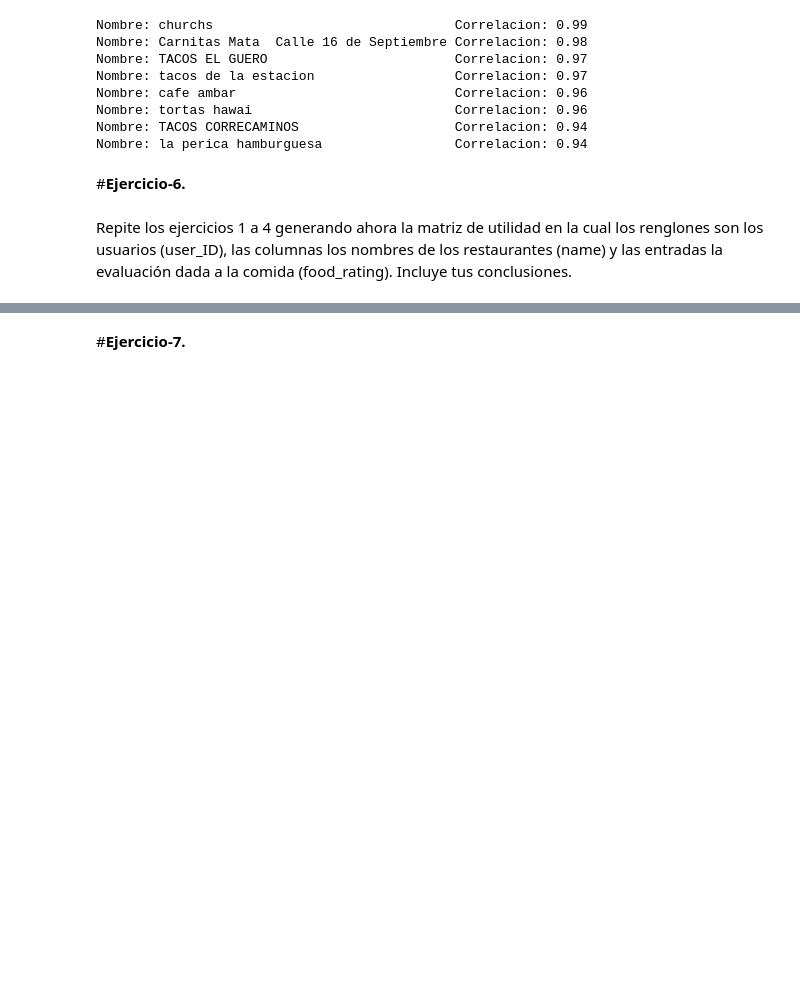
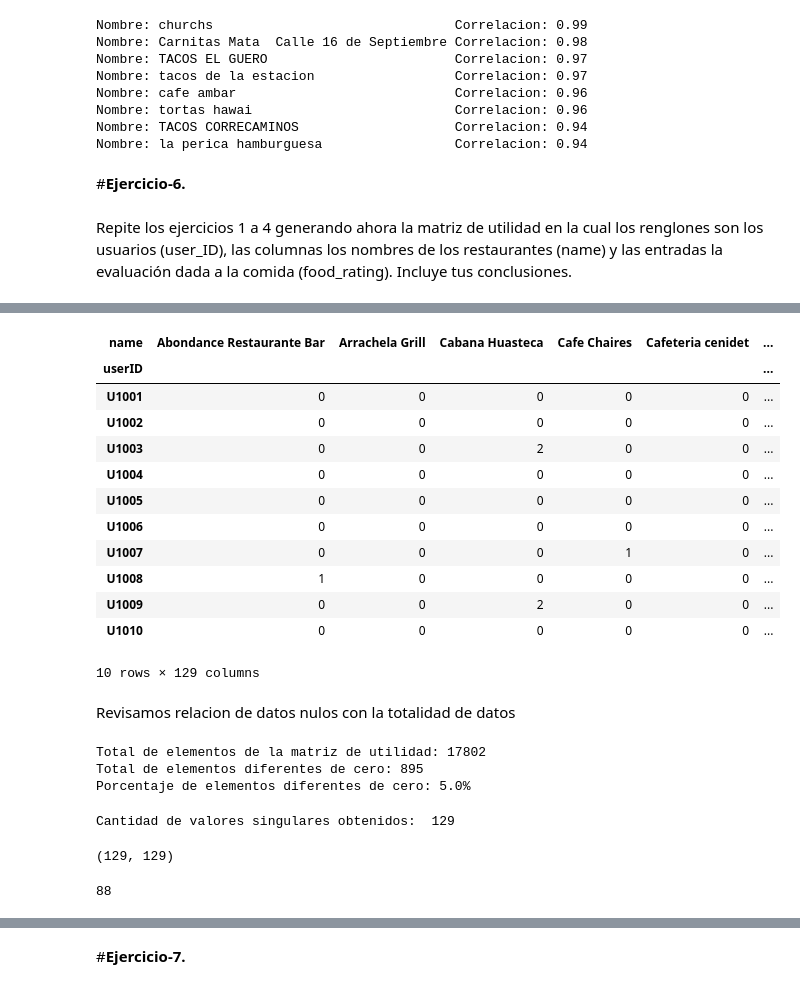
Before and after one commit to rodrigoromanguzman/Actividades_Aprendizaje-, a Jupyter notebook: MNA_IAyAA_semana_10_Actividad.ipynb, the cells around one changed output, grey strips where cells are left out. Saved outputs shown, nothing was run; the diff lists cells and outputs as text; code cells hidden in the pictures; blank space fills up the shorter version.

```diff
--- a/MNA_IAyAA_semana_10_Actividad.ipynb
+++ b/MNA_IAyAA_semana_10_Actividad.ipynb
@@ -459,0 +521,49 @@ realtionMatrix.head()
+# %%
+utilityMatrix = realtionMatrix.pivot_table(values='food_rating', index='userID', columns='name', fill_value=0)
+utilityMatrix.head(10)
+# %% [output]
+| name | Abondance Restaurante Bar | Arrachela Grill | Cabana Huasteca | Cafe Chaires | Cafeteria cenidet | ... |
+| userID |  |  |  |  |  | ... |
+| U1001 | 0 | 0 | 0 | 0 | 0 | ... |
+| U1002 | 0 | 0 | 0 | 0 | 0 | ... |
+| U1003 | 0 | 0 | 2 | 0 | 0 | ... |
+| U1004 | 0 | 0 | 0 | 0 | 0 | ... |
+| U1005 | 0 | 0 | 0 | 0 | 0 | ... |
+| U1006 | 0 | 0 | 0 | 0 | 0 | ... |
+| U1007 | 0 | 0 | 0 | 1 | 0 | ... |
+| U1008 | 1 | 0 | 0 | 0 | 0 | ... |
+| U1009 | 0 | 0 | 2 | 0 | 0 | ... |
+| U1010 | 0 | 0 | 0 | 0 | 0 | ... |
+10 rows × 129 columns
+# %% [markdown]
+Revisamos relacion de datos nulos con la totalidad de datos
+# %%
+print('Total de elementos de la matriz de utilidad: %d' % (utilityMatrix.size))
+print('Total de elementos diferentes de cero: %d' % (np.count_nonzero(utilityMatrix)))
+print('Porcentaje de elementos diferentes de cero: %.1f%%' % (100 * np.count_nonzero(utilityMatrix) / utilityMatrix.size))
+# %% [output]
+Total de elementos de la matriz de utilidad: 17802
+Total de elementos diferentes de cero: 895
+Porcentaje de elementos diferentes de cero: 5.0%
+# %%
+SVD = TruncatedSVD(n_components=129, random_state=1)
+SVD.fit(X)
+completeSVD = SVD.fit_transform(X)
+print('Cantidad de valores singulares obtenidos: ',len(SVD.singular_values_))
+# %% [output]
+Cantidad de valores singulares obtenidos:  129
+# %%
+completCorrelationMatrix = np.corrcoef(completeSVD, )
+completCorrelationMatrix.shape
+# %% [output]
+(129, 129)
+# %%
+subway = "Subway"
+
+names = utilityMatrix.columns
+namesList = list(names)
+idSubway = namesList.index(subway)
+
+idSubway
+# %% [output]
+88
```
Also changed, not shown: parts of 39 cells of this notebook.
